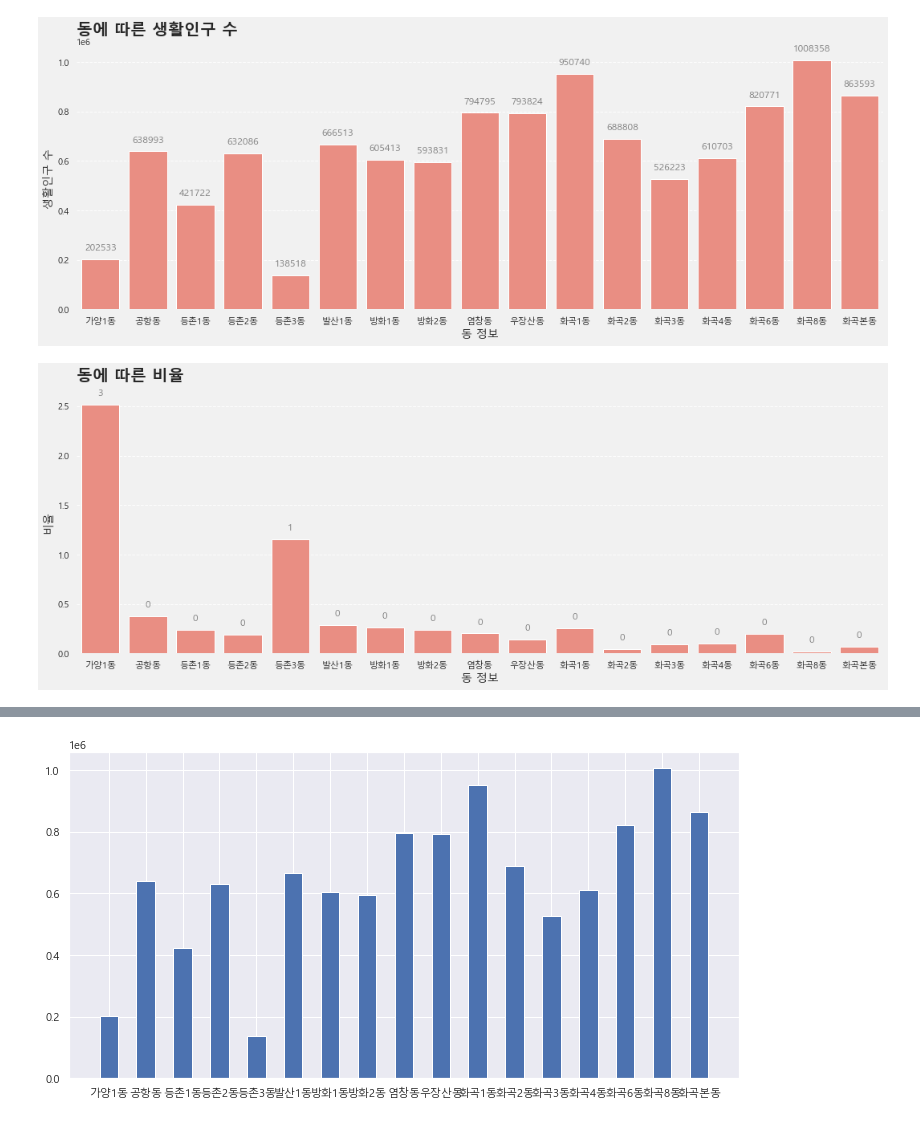
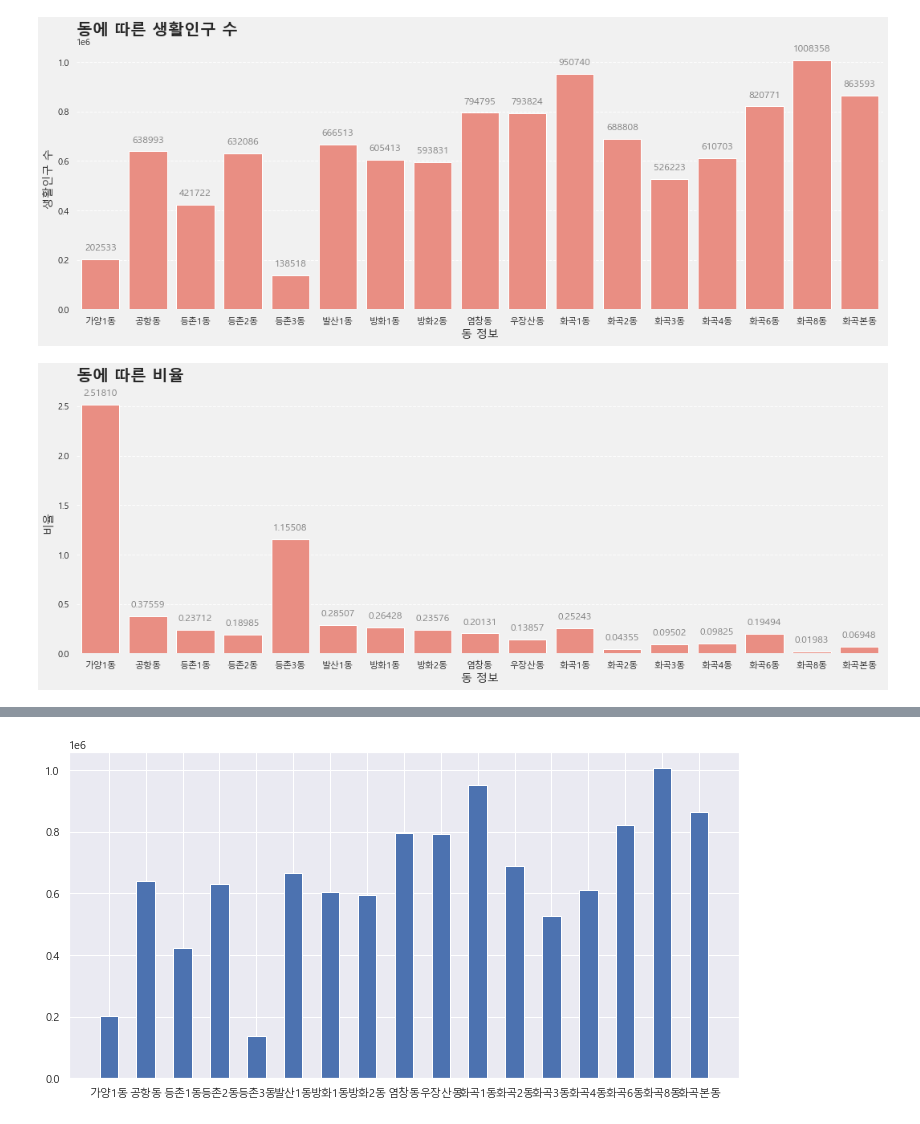
Before and after one commit to rootofdata/Sidewalk-Trash-Bins_CCTV, a Jupyter notebook: (시각화)가로쓰레기통_생활인구.ipynb, the cells around one changed output, grey strips where cells are left out. Drawn from its saved outputs; the diff is of its cells as text; code cells hidden in the pictures.

```diff
--- a/(시각화)가로쓰레기통_생활인구.ipynb
+++ b/(시각화)가로쓰레기통_생활인구.ipynb
@@ -232,24 +218,24 @@ plt.show()
 # %%
 fig = plt.figure(figsize=(18,6))
 ax=sns.barplot(x="동 정보",y="개수/생활인구",data=last_df,color="salmon")
 
 bg_color="#f1f1f1"
 fig.patch.set_facecolor(bg_color)
 fig.set_facecolor(bg_color)
 
 for p in ax.patches:
-    ax.annotate(format(p.get_height(),'.0f'),
+    ax.annotate(format(p.get_height(),'.5f'),
                (p.get_x()+p.get_width()/2.,
                p.get_height()),
                ha='center',va='center',
                size=12,color='grey',
                xytext=(0,14),
                textcoords='offset points')
 plt.xlabel("동 정보",size=14)
 plt.ylabel("비율",size=14)
 plt.title("동에 따른 비율",size=20,weight='bold',pad='13',loc='left')
 plt.box(False)
 plt.grid(True,axis='y',alpha=10,linestyle='--')
 plt.show()
 # %% [output]
-[figure, old version]
+[figure, new version]
```
Also changed, not shown: parts of 5 cells of this notebook, 2 other files.
